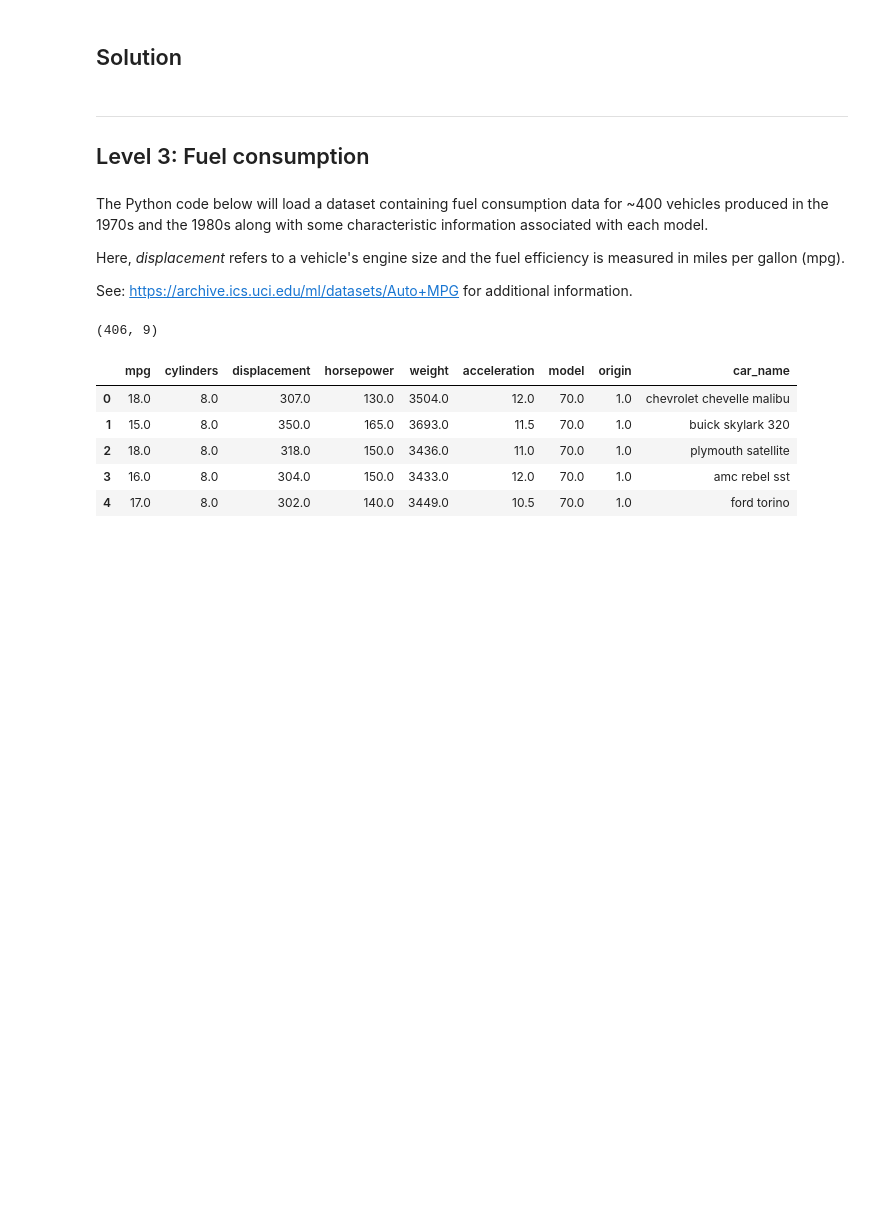
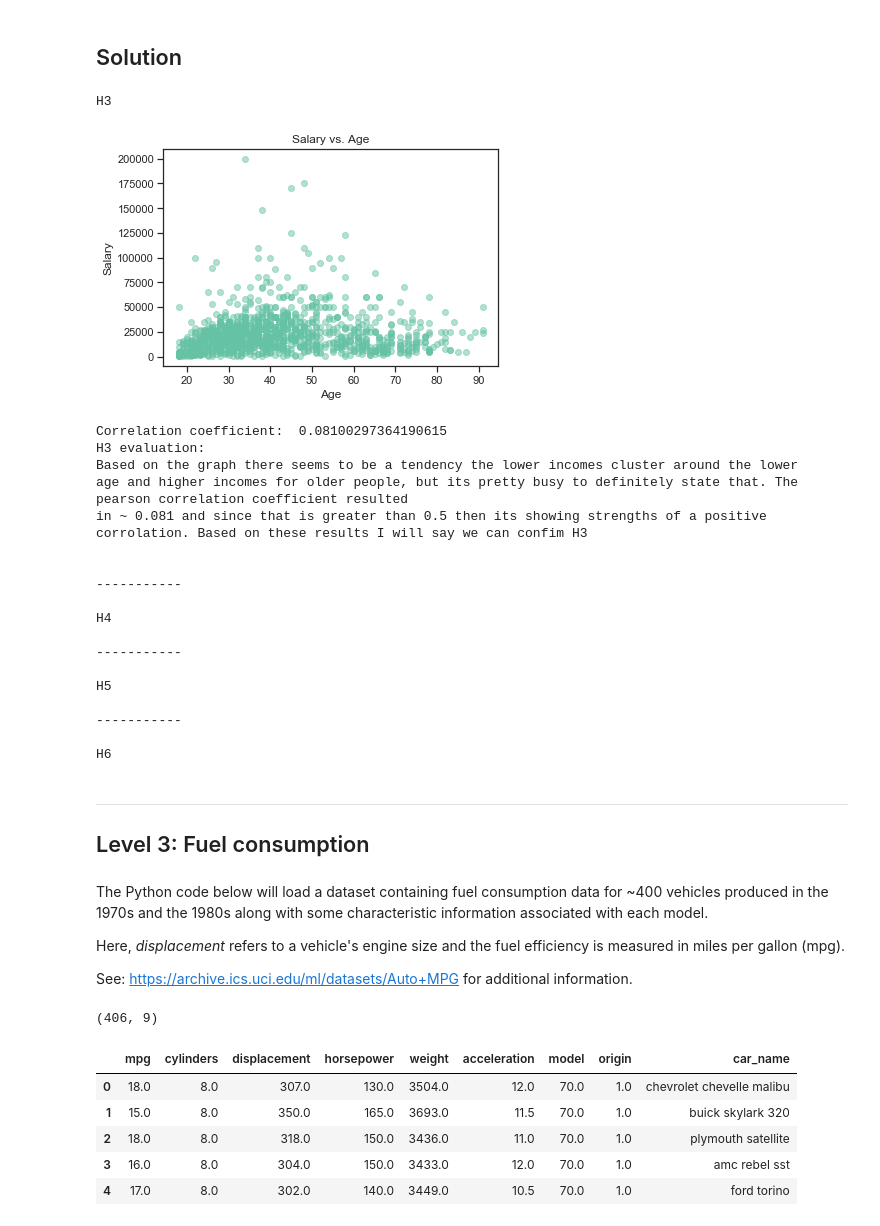
Before and after one commit to AdamCorbinFAUPhD/CAP5768-Intro-to-Data-Science, a Jupyter notebook: assignment_1/CAP5768_Assignment1_Corbin_Adam.ipynb, the cells around one changed output. Drawn from its saved outputs; the diff is of its cells as text; code cells hidden in the pictures; blank space fills up the shorter version.

```diff
--- a/assignment_1/CAP5768_Assignment1_Corbin_Adam.ipynb
+++ b/assignment_1/CAP5768_Assignment1_Corbin_Adam.ipynb
@@ -403,3 +423,48 @@ Write Python code to test hypotheses H3, H4, and H5 (and some text to explain wh
+# %%
+# ENTER YOUR CODE HERE
+print("H3")
+ages = np.array(salaries['age'])
+plt.title('Salary vs. Age')
+plt.ylabel('Salary')
+plt.xlabel('Age');
+plt.scatter(ages, salary , alpha=0.5)
+plt.show()
+corr, _ = pearsonr(salary,ages)
+print('Correlation coefficient: ',corr)
+print("H3 evaluation: \nBased on the graph there seems to be a tendency the lower incomes cluster around the lower\n\
+age and higher incomes for older people, but its pretty busy to definitely state that. The pearson correlation coefficient resulted\n\
+in ~ 0.081 and since that is greater than 0.5 then its showing strengths of a positive corrolation. Based on these \
+results I will say we can confim H3\n")
+
+print("\n-----------\n")
+print("H4")
+
+print("\n-----------\n")
+print("H5")
+
+print("\n-----------\n")
+print("H6")
+# %% [output]
+H3
+[figure, added]
+Correlation coefficient:  0.08100297364190615
+H3 evaluation:
+Based on the graph there seems to be a tendency the lower incomes cluster around the lower
+age and higher incomes for older people, but its pretty busy to definitely state that. The pearson correlation coefficient resulted
+in ~ 0.081 and since that is greater than 0.5 then its showing strengths of a positive corrolation. Based on these results I will say we can confim H3
+
+
+-----------
+
+H4
+
+-----------
+
+H5
+
+-----------
+
+H6
 # %% [markdown]
 -------------------
 ## Level 3: Fuel consumption
```
Also changed, not shown: parts of 5 cells of this notebook.
